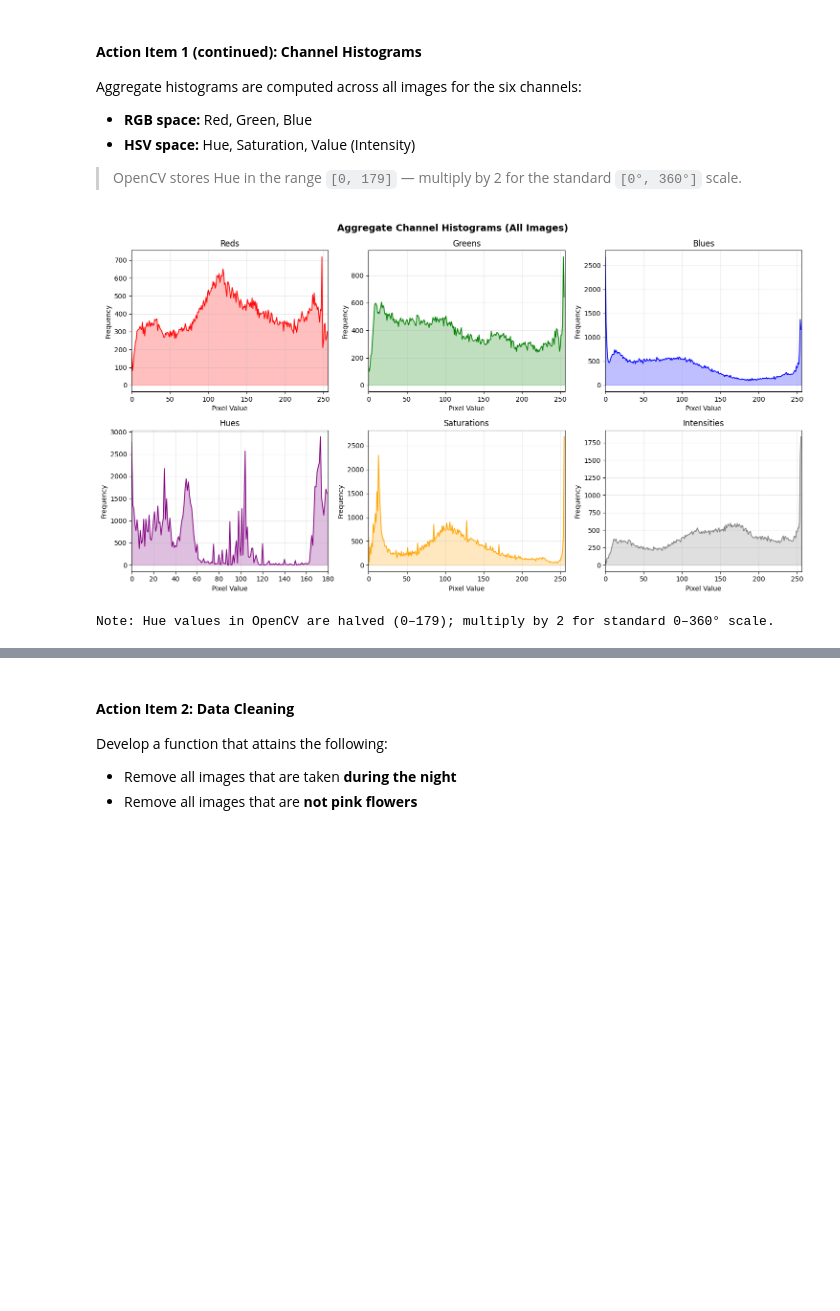
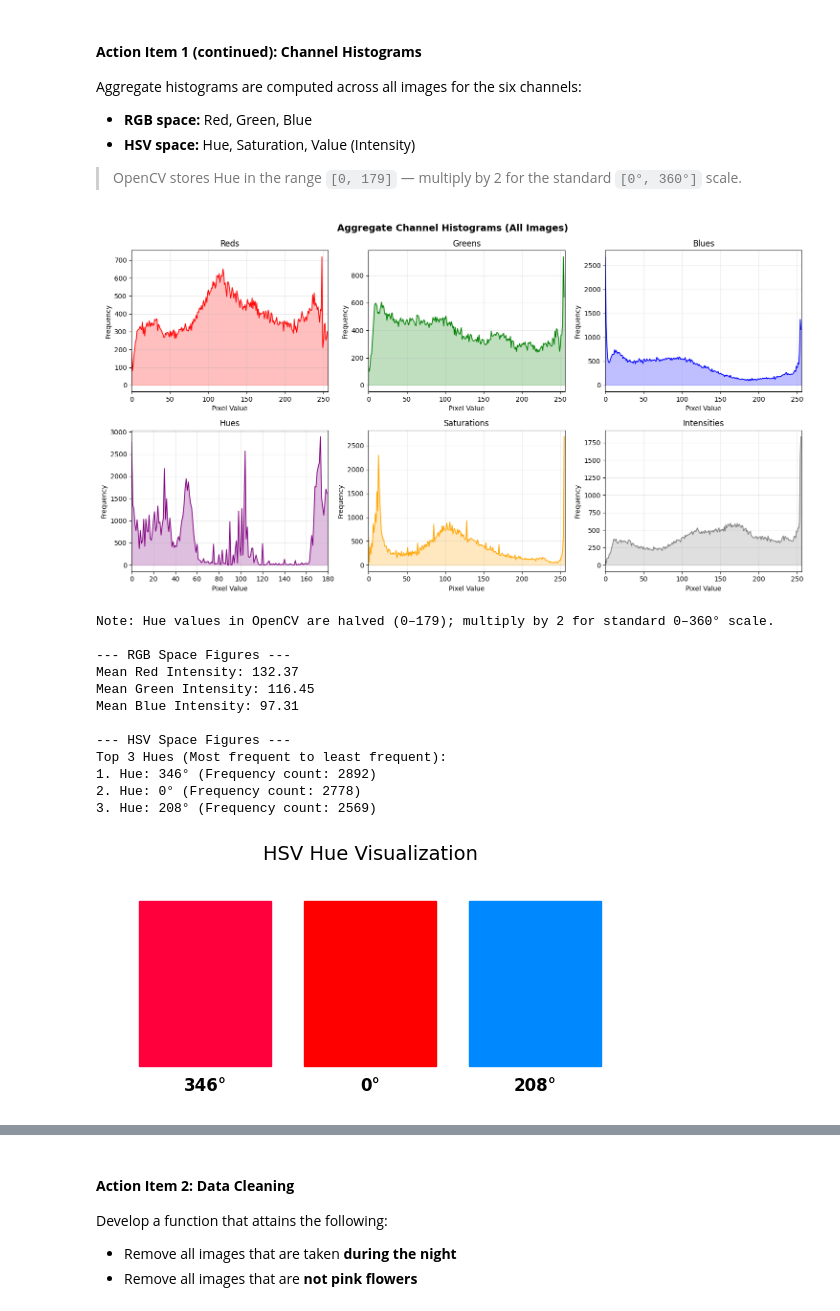
Before and after one commit to MichaelGelo/IMAGPRO_MP2_ColorManipulation, a Jupyter notebook: MP2.ipynb, the cells around one changed output, grey strips where cells are left out. Drawn from its saved outputs; the diff is of its cells as text; code cells hidden in the pictures; blank space fills up the shorter version.

Commit message:
Answered guide questions + computations for GQ1 and GQ2

```diff
--- a/MP2.ipynb
+++ b/MP2.ipynb
@@ -118,34 +119,86 @@ for img in formatted_images:
     agg['V'] += cv2.calcHist([hsv],  [2], None, [256], [0, 256]).flatten()
 
 # Plot all six histograms
 fig, axes = plt.subplots(2, 3, figsize=(15, 8))
 fig.suptitle('Aggregate Channel Histograms (All Images)', fontsize=14, fontweight='bold')
 
 channel_cfg = [
     ('R', 'Reds',        'red'),
     ('G', 'Greens',      'green'),
     ('B', 'Blues',       'blue'),
     ('H', 'Hues',        'purple'),
     ('S', 'Saturations', 'orange'),
     ('V', 'Intensities', 'gray'),
 ]
 
 for ax, (key, title, color) in zip(axes.flatten(), channel_cfg):
     hist = agg[key]
     ax.plot(hist, color=color, linewidth=1.2)
     ax.fill_between(range(len(hist)), hist, alpha=0.25, color=color)
     ax.set_title(title, fontsize=12)
     ax.set_xlabel('Pixel Value')
     ax.set_ylabel('Frequency')
     ax.set_xlim([0, len(hist)])
     ax.grid(True, alpha=0.3)
 
 plt.tight_layout()
 plt.show()
-print("Note: Hue values in OpenCV are halved (0–179); multiply by 2 for standard 0–360° scale.")
+print("Note: Hue values in OpenCV are halved (0–179); multiply by 2 for standard 0–360° scale.\n")
+
+# Additional Computations for Guide Questions 1 and 2
+# RGB Computation
+rgb_results = {
+    'Red':   np.average(np.arange(256), weights=agg['R']),
+    'Green': np.average(np.arange(256), weights=agg['G']),
+    'Blue':  np.average(np.arange(256), weights=agg['B'])
+}
+
+# HSV Computation
+# Find the indices (0-179) with the highest counts
+top_3_indices = np.argsort(agg['H'])[-3:][::-1]
+
+print("--- RGB Space Figures ---")
+for channel, value in rgb_results.items():
+    print(f"Mean {channel} Intensity: {value:.2f}")
+
+print("\n--- HSV Space Figures ---")
+print("Top 3 Hues (Most frequent to least frequent):")
+for i, idx in enumerate(top_3_indices, 1):
+    degree = idx * 2  # Convert OpenCV 0-179 to standard 0-360 [cite: 109, 189]
+    count = agg['H'][idx]
+    print(f"{i}. Hue: {degree}° (Frequency count: {int(count)})")
+
+# Visualize HSV Figures
+degrees = top_3_indices*2
+hsv_colors = [(d / 360.0, 1.0, 1.0) for d in degrees]
+rgb_colors = [mcolors.hsv_to_rgb(hsv) for hsv in hsv_colors]
+
+fig, ax = plt.subplots(figsize=(8, 3))
+for i, color in enumerate(rgb_colors):
+    ax.add_patch(plt.Rectangle((i, 0), 0.8, 1, color=color))
+    ax.text(i + 0.4, -0.15, f"{degrees[i]}°", ha='center', fontsize=12, fontweight='bold')
+
+ax.set_xlim(-0.2, len(degrees))
+ax.set_ylim(-0.2, 1.2)
+ax.set_aspect('equal')
+ax.axis('off')
+plt.title("HSV Hue Visualization", fontsize=14)
+plt.show()
 # %% [output]
 [figure]
 Note: Hue values in OpenCV are halved (0–179); multiply by 2 for standard 0–360° scale.
+
+--- RGB Space Figures ---
+Mean Red Intensity: 132.37
+Mean Green Intensity: 116.45
+Mean Blue Intensity: 97.31
+
+--- HSV Space Figures ---
+Top 3 Hues (Most frequent to least frequent):
+1. Hue: 346° (Frequency count: 2892)
+2. Hue: 0° (Frequency count: 2778)
+3. Hue: 208° (Frequency count: 2569)
+[figure, added]
 # %% [markdown]
 #### **Guide Questions — Action Item 1:**
 
```
Also changed, not shown: parts of 4 cells of this notebook, 10 other files.
